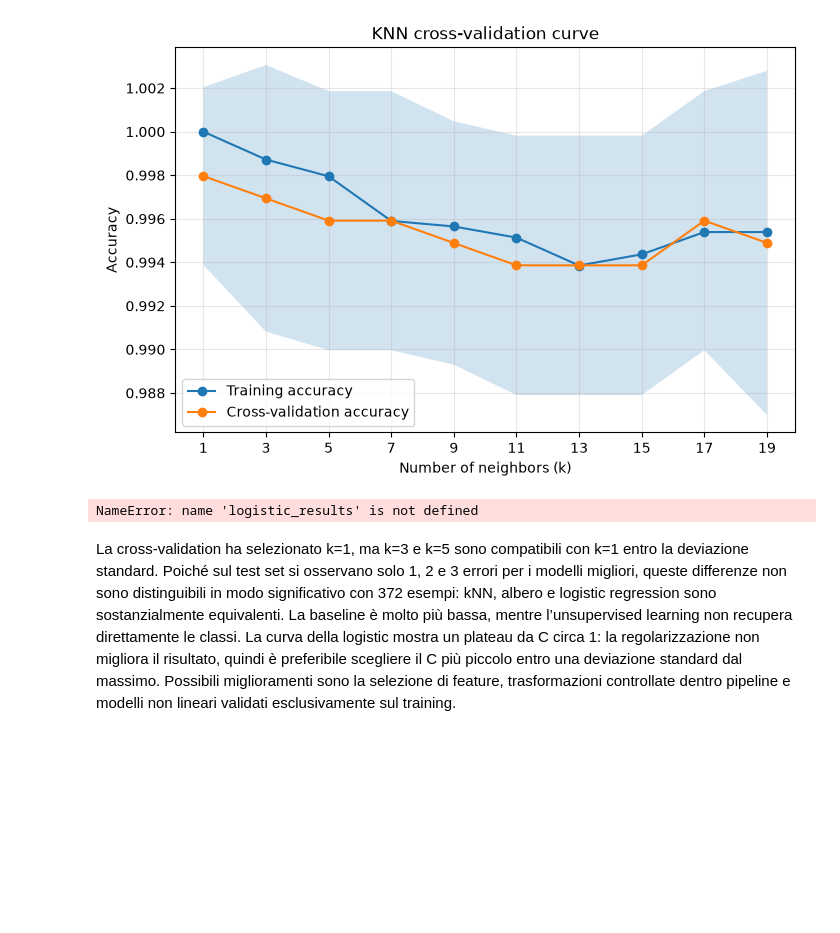
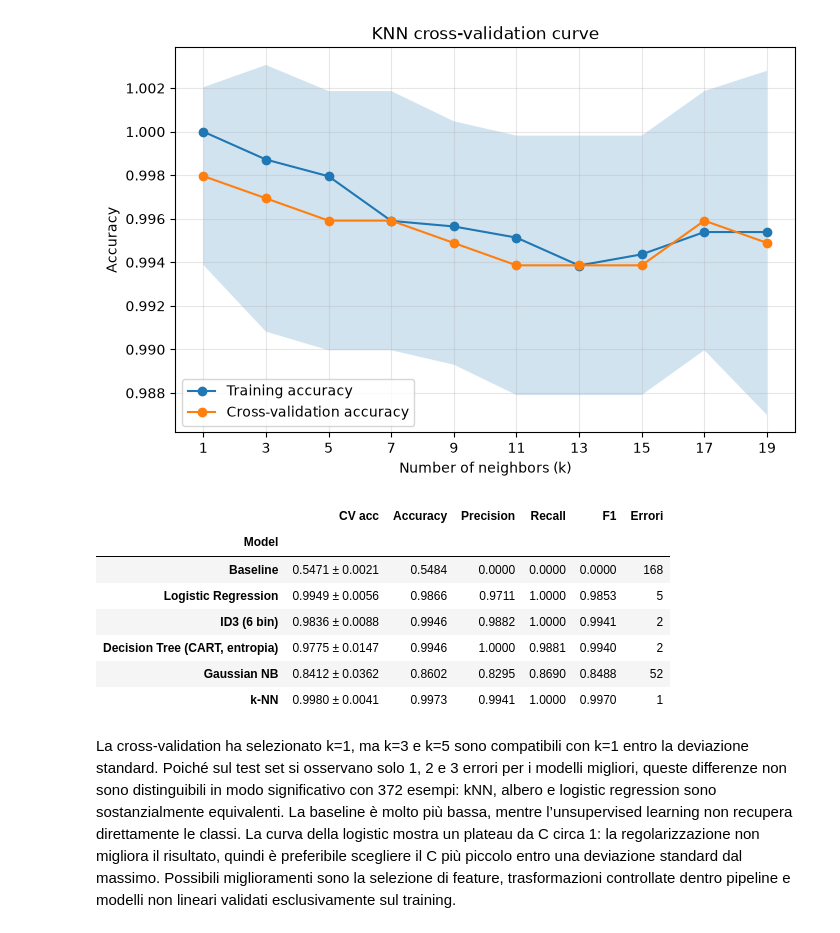
Before and after one commit to NicXVII/Intro_to_ML_26-27, a Jupyter notebook: Challenges/challenge_one.ipynb, the cells around one changed output. Cells and saved outputs as stored; diff of their text form; code cells hidden in the pictures; blank space fills up the shorter version.

```diff
--- a/Challenges/challenge_one.ipynb
+++ b/Challenges/challenge_one.ipynb
@@ -656,8 +652,8 @@ plt.figure(figsize=(8, 5))
 plt.semilogx(C_values, logistic_results["mean_train_score"], marker="o", label="Training accuracy")
 plt.semilogx(C_values, logistic_results["mean_test_score"], marker="o", label="CV accuracy")
 plt.fill_between(C_values,
-                 logistic_results["mean_test_score"] - logistic_results["std_test_score"],
-                 logistic_results["mean_test_score"] + logistic_results["std_test_score"],
+                 logistic_results["mean_test_score"] - logistic_results["std_test_score"],  # pyright: ignore[reportArgumentType]
+                 logistic_results["mean_test_score"] + logistic_results["std_test_score"],  # pyright: ignore[reportArgumentType]
                  alpha=0.2)
 plt.xlabel("C (inverso della forza di regolarizzazione)")
 plt.ylabel("Accuracy")
@@ -667,8 +663,8 @@ plt.legend()
 plt.show()
 
 # scelta di C: il più piccolo (modello più semplice) entro una std dal massimo
-best_i = logistic_results["mean_test_score"].idxmax()
-soglia = logistic_results.loc[best_i, "mean_test_score"] - logistic_results.loc[best_i, "std_test_score"]
+best_i = int(logistic_results["mean_test_score"].to_numpy().argmax())
+soglia = logistic_results["mean_test_score"].max() - logistic_results["std_test_score"].to_numpy()[best_i]
 selected_c = C_values[logistic_results["mean_test_score"] >= soglia].min()
 selected_logistic = logistic_pipeline.set_params(logistic__C=selected_c)
 
@@ -844,8 +817,8 @@ for n_bins in [3, 4, 5, 6, 8, 10]:
         y_tr, y_val = y_train.iloc[idx_tr], y_train.iloc[idx_val]
 
         disc = KBinsDiscretizer(n_bins=n_bins, encode="ordinal", strategy="quantile")
-        X_tr_d  = pd.DataFrame(disc.fit_transform(X_tr), columns=X_tr.columns, index=X_tr.index)
-        X_val_d = pd.DataFrame(disc.transform(X_val),    columns=X_val.columns, index=X_val.index)
+        X_tr_d  = pd.DataFrame(np.asarray(disc.fit_transform(X_tr)), columns=X_tr.columns, index=X_tr.index)
+        X_val_d = pd.DataFrame(np.asarray(disc.transform(X_val)),    columns=X_val.columns, index=X_val.index)
 
         id3 = ID3DecisionTree()
         id3.fit(X_tr_d, y_tr)
@@ -859,8 +832,8 @@ for n_bins, (mean_score, std_score) in risultati.items():
 
 
 disc = KBinsDiscretizer(n_bins=6, encode="ordinal", strategy="quantile")
-X_train_d  = pd.DataFrame(disc.fit_transform(X_train), columns=X_train.columns, index=X_train.index)
-X_test_d  = pd.DataFrame(disc.transform(X_test),  columns=X_test.columns,  index=X_test.index)
+X_train_d  = pd.DataFrame(np.asarray(disc.fit_transform(X_train)), columns=X_train.columns, index=X_train.index)
+X_test_d  = pd.DataFrame(np.asarray(disc.transform(X_test)),  columns=X_test.columns,  index=X_test.index)
 id3 = ID3DecisionTree()
 id3.fit(X_train_d, y_train)
 print("Training accuracy:", id3.score(X_train_d, y_train))
@@ -1096,36 +1062,41 @@ rows = []
 
 # Baseline (rifatta: costa nulla)
 base = DummyClassifier(strategy="most_frequent").fit(X_train, y_train)
 rows.append(riga("Baseline", base.predict(X_test), *cv_di(DummyClassifier(strategy="most_frequent"))))
 
 # Logistic (C selezionato): CV letta da logistic_results, predizioni da refit
 sel = logistic_results[np.isclose(logistic_results["param_logistic__C"].astype(float), selected_c)].iloc[0]
 selected_logistic.fit(X_train, y_train)
 rows.append(riga("Logistic Regression", selected_logistic.predict(X_test),
                  sel["mean_test_score"], sel["std_test_score"]))
 
 # ID3 a mano (6 bin): predizioni e CV già calcolate
 rows.append(riga("ID3 (6 bin)", y_pred_id3, *risultati[6]))
 
 # CART con entropia: modello `albero` già addestrato
 rows.append(riga("Decision Tree (CART, entropia)", albero.predict(X_test),
                  *cv_di(DecisionTreeClassifier(criterion="entropy", max_depth=best_depth, random_state=42))))
 
 # Naive Bayes
 nb = GaussianNB().fit(X_train, y_train)
 rows.append(riga("Gaussian NB", nb.predict(X_test), *cv_di(GaussianNB())))
-nb_yj = Pipeline([("pre", preprocessor), ("nb", GaussianNB())]).fit(X_train, y_train)
-rows.append(riga("Gaussian NB + Yeo-Johnson", nb_yj.predict(X_test),
-                 *cv_di(Pipeline([("pre", preprocessor), ("nb", GaussianNB())]))))
+
 
 # k-NN: predizioni e CV già calcolate nella grid
 i = grid.best_index_
 rows.append(riga("k-NN", y_pred_knn,
                  grid.cv_results_["mean_test_score"][i], grid.cv_results_["std_test_score"][i]))
 
 final_comparison = pd.DataFrame(rows).set_index("Model")
 display(final_comparison.round(4))
 # %% [output]
-NameError: name 'logistic_results' is not defined
+|  | CV acc | Accuracy | Precision | Recall | F1 | Errori |
+| Model |  |  |  |  |  |  |
+| Baseline | 0.5471 ± 0.0021 | 0.5484 | 0.0000 | 0.0000 | 0.0000 | 168 |
+| Logistic Regression | 0.9949 ± 0.0056 | 0.9866 | 0.9711 | 1.0000 | 0.9853 | 5 |
+| ID3 (6 bin) | 0.9836 ± 0.0088 | 0.9946 | 0.9882 | 1.0000 | 0.9941 | 2 |
+| Decision Tree (CART, entropia) | 0.9775 ± 0.0147 | 0.9946 | 1.0000 | 0.9881 | 0.9940 | 2 |
+| Gaussian NB | 0.8412 ± 0.0362 | 0.8602 | 0.8295 | 0.8690 | 0.8488 | 52 |
+| k-NN | 0.9980 ± 0.0041 | 0.9973 | 0.9941 | 1.0000 | 0.9970 | 1 |
 # %% [markdown]
 La cross-validation ha selezionato k=1, ma k=3 e k=5 sono compatibili con k=1 entro la deviazione standard. Poiché sul test set si osservano solo 1, 2 e 3 errori per i modelli migliori, queste differenze non sono distinguibili in modo significativo con 372 esempi: kNN, albero e logistic regression sono sostanzialmente equivalenti. La baseline è molto più bassa, mentre l’unsupervised learning non recupera direttamente le classi. La curva della logistic mostra un plateau da C circa 1: la regolarizzazione non migliora il risultato, quindi è preferibile scegliere il C più piccolo entro una deviazione standard dal massimo. Possibili miglioramenti sono la selezione di feature, trasformazioni controllate dentro pipeline e modelli non lineari validati esclusivamente sul training.
```
Also changed, not shown: parts of 10 cells of this notebook.
